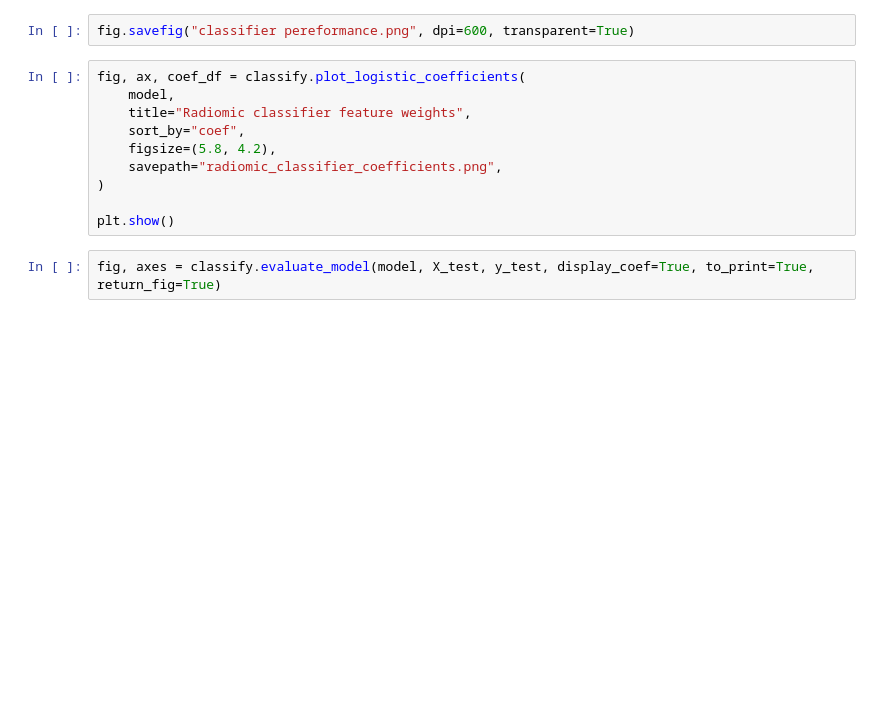
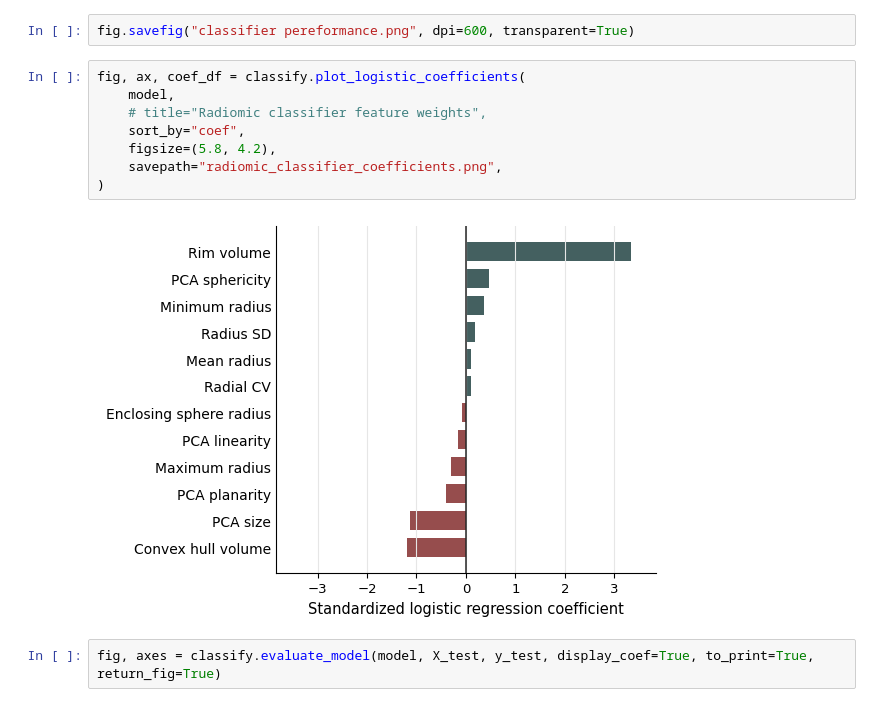
Before and after one commit to srs328/prl_project, a Jupyter notebook: notebooks/save_final_prl_seg.ipynb, the cells around one changed output. Saved outputs shown, nothing was run; the diff lists cells and outputs as text; blank space fills up the shorter version.

Commit message:
classifier exploration and reorganization

```diff
--- a/notebooks/save_final_prl_seg.ipynb
+++ b/notebooks/save_final_prl_seg.ipynb
@@ -174,13 +141,13 @@ fig.savefig("classifier pereformance.png", dpi=600, transparent=True)
 # %%
 fig, ax, coef_df = classify.plot_logistic_coefficients(
     model,
-    title="Radiomic classifier feature weights",
+    # title="Radiomic classifier feature weights",
     sort_by="coef",
     figsize=(5.8, 4.2),
     savepath="radiomic_classifier_coefficients.png",
 )
-
-plt.show()
+# %% [output]
+[figure, added]
 # %%
 fig, axes = classify.evaluate_model(model, X_test, y_test, display_coef=True, to_print=True, return_fig=True)
 # %% [output]
```
Also changed, not shown: parts of 31 cells of this notebook, 21 other files.
